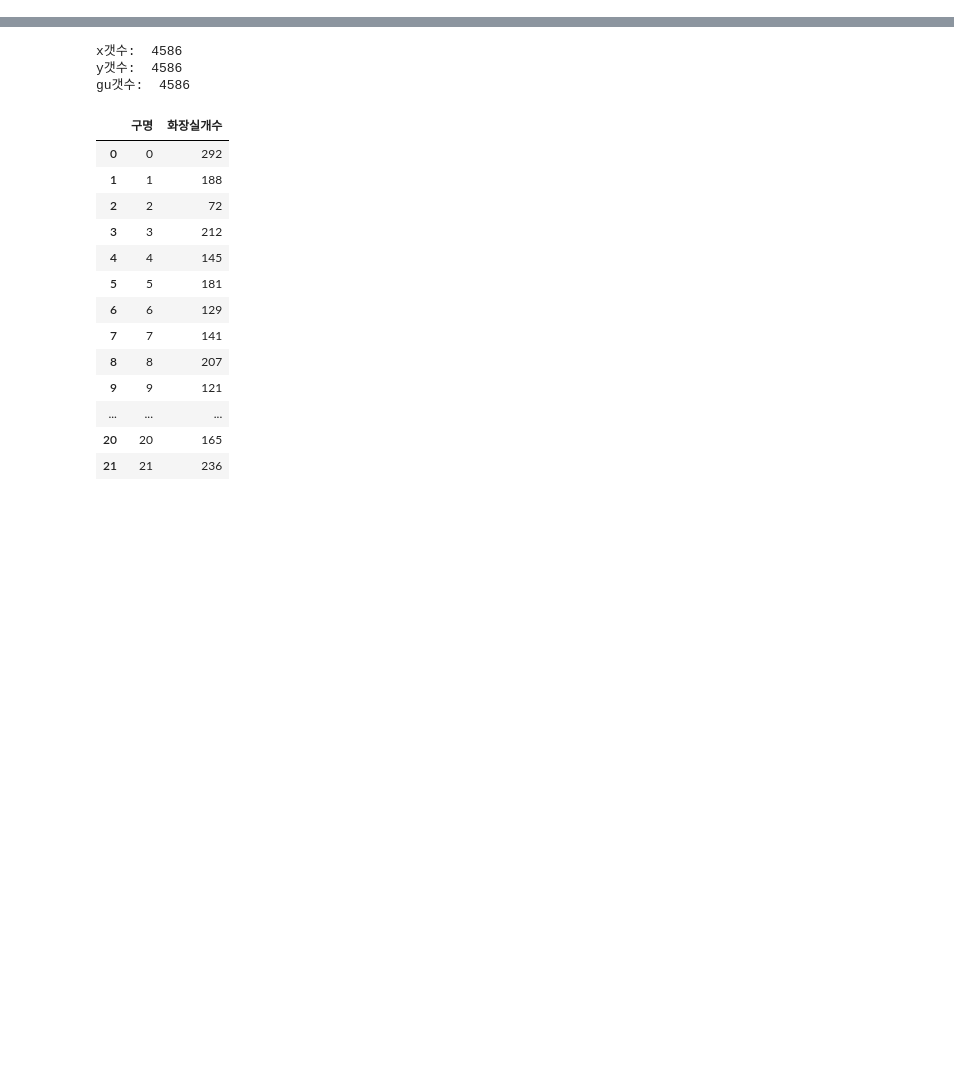
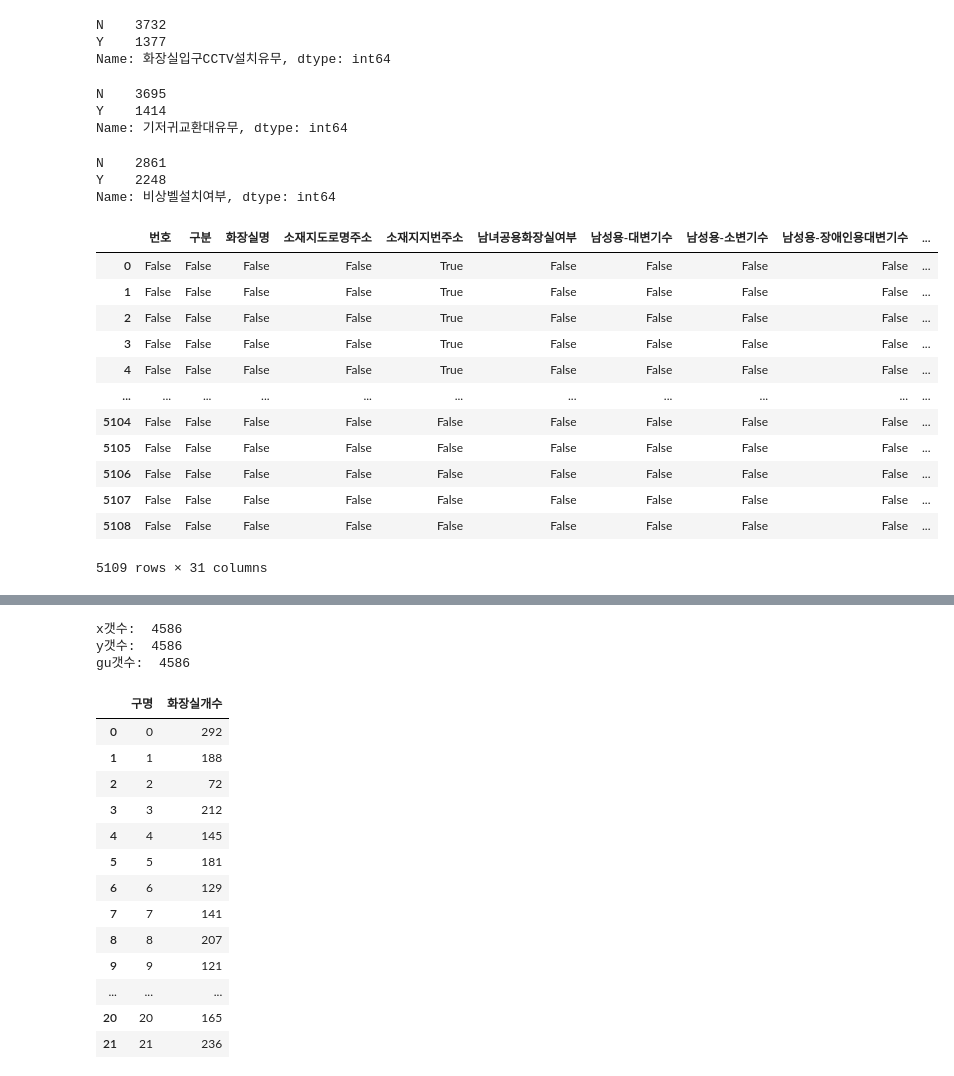
Before and after one commit to cwave-org/MODU, a Jupyter notebook: map_visualization_toilet.ipynb, the cells around one changed output, grey strips where cells are left out. Saved outputs shown, nothing was run; the diff lists cells and outputs as text; code cells hidden in the pictures; blank space fills up the shorter version.

```diff
--- a/map_visualization_toilet.ipynb
+++ b/map_visualization_toilet.ipynb
@@ -63,0 +136,38 @@ print(df.head(5))
+# %%
+df['화장실입구CCTV설치유무'].value_counts()
+# %% [output]
+N    3732
+Y    1377
+Name: 화장실입구CCTV설치유무, dtype: int64
+# %%
+df['기저귀교환대유무'].value_counts()
+# %% [output]
+N    3695
+Y    1414
+Name: 기저귀교환대유무, dtype: int64
+# %%
+df['비상벨설치여부'].value_counts()
+
+# import matplotlib.pyplot as plt
+# plt.pie(df['비상벨설치여부'])
+# plt.show()
+# %% [output]
+N    2861
+Y    2248
+Name: 비상벨설치여부, dtype: int64
+# %%
+df.isnull()
+# %% [output]
+|  | 번호 | 구분 | 화장실명 | 소재지도로명주소 | 소재지지번주소 | 남녀공용화장실여부 | 남성용-대변기수 | 남성용-소변기수 | 남성용-장애인용대변기수 | ... |
+| 0 | False | False | False | False | True | False | False | False | False | ... |
+| 1 | False | False | False | False | True | False | False | False | False | ... |
+| 2 | False | False | False | False | True | False | False | False | False | ... |
+| 3 | False | False | False | False | True | False | False | False | False | ... |
+| 4 | False | False | False | False | True | False | False | False | False | ... |
+| ... | ... | ... | ... | ... | ... | ... | ... | ... | ... | ... |
+| 5104 | False | False | False | False | False | False | False | False | False | ... |
+| 5105 | False | False | False | False | False | False | False | False | False | ... |
+| 5106 | False | False | False | False | False | False | False | False | False | ... |
+| 5107 | False | False | False | False | False | False | False | False | False | ... |
+| 5108 | False | False | False | False | False | False | False | False | False | ... |
+5109 rows × 31 columns
```
Also changed, not shown: parts of 20 cells of this notebook.
